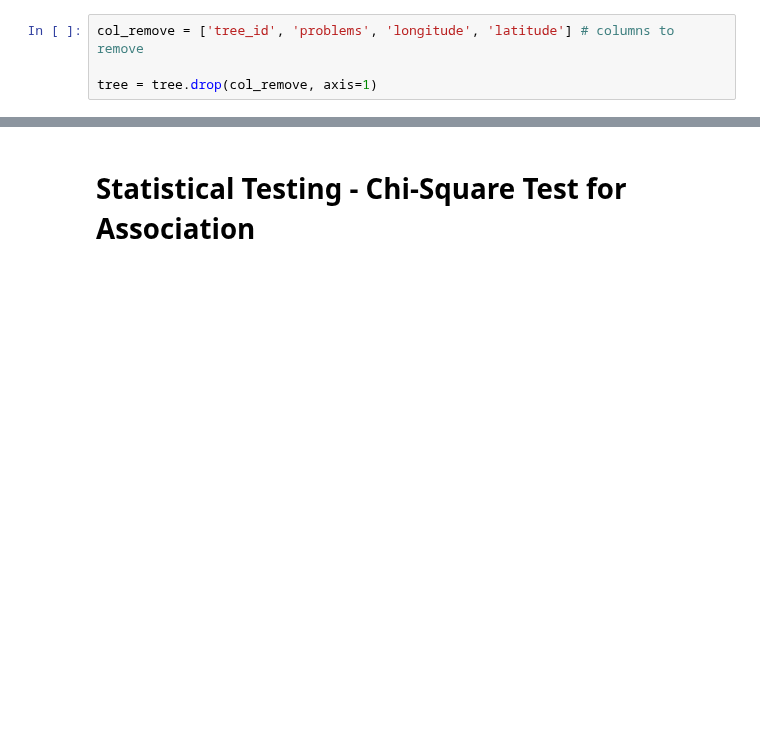
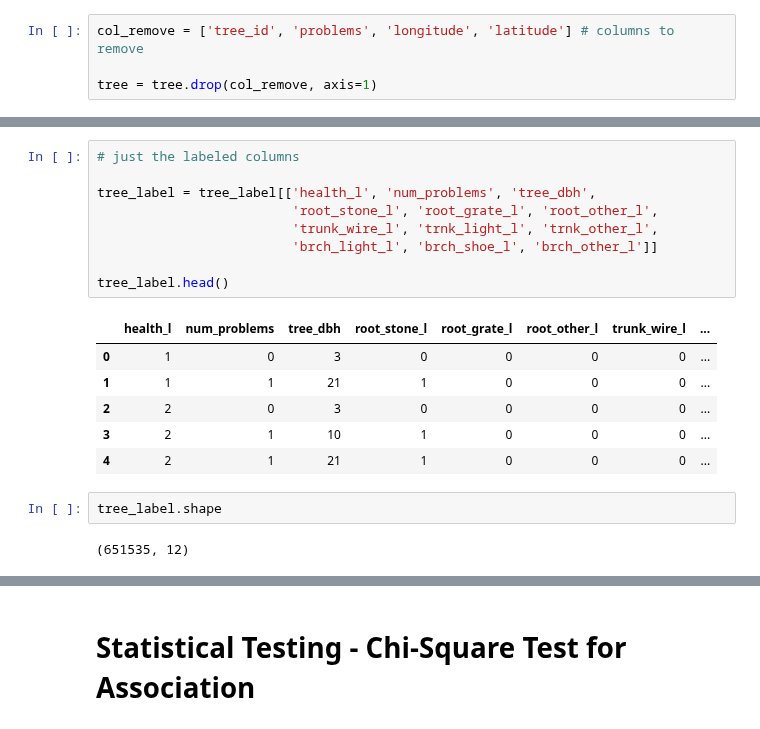
Before and after one commit to annasophiat/tree-health-census, a Jupyter notebook: tree_census_statistical_analysis.ipynb, the cells around one changed output, grey strips where cells are left out. Drawn from its saved outputs; the diff is of its cells as text; blank space fills up the shorter version.

```diff
--- a/tree_census_statistical_analysis.ipynb
+++ b/tree_census_statistical_analysis.ipynb
@@ -80,0 +132,20 @@ tree.head()
+# %%
+# just the labeled columns
+
+tree_label = tree_label[['health_l', 'num_problems', 'tree_dbh',
+                         'root_stone_l', 'root_grate_l', 'root_other_l',
+                         'trunk_wire_l', 'trnk_light_l', 'trnk_other_l',
+                         'brch_light_l', 'brch_shoe_l', 'brch_other_l']]
+
+tree_label.head()
+# %% [output]
+|  | health_l | num_problems | tree_dbh | root_stone_l | root_grate_l | root_other_l | trunk_wire_l | ... |
+| 0 | 1 | 0 | 3 | 0 | 0 | 0 | 0 | ... |
+| 1 | 1 | 1 | 21 | 1 | 0 | 0 | 0 | ... |
+| 2 | 2 | 0 | 3 | 0 | 0 | 0 | 0 | ... |
+| 3 | 2 | 1 | 10 | 1 | 0 | 0 | 0 | ... |
+| 4 | 2 | 1 | 21 | 1 | 0 | 0 | 0 | ... |
+# %%
+tree_label.shape
+# %% [output]
+(651535, 12)
```
Also changed, not shown: parts of 47 cells of this notebook.
